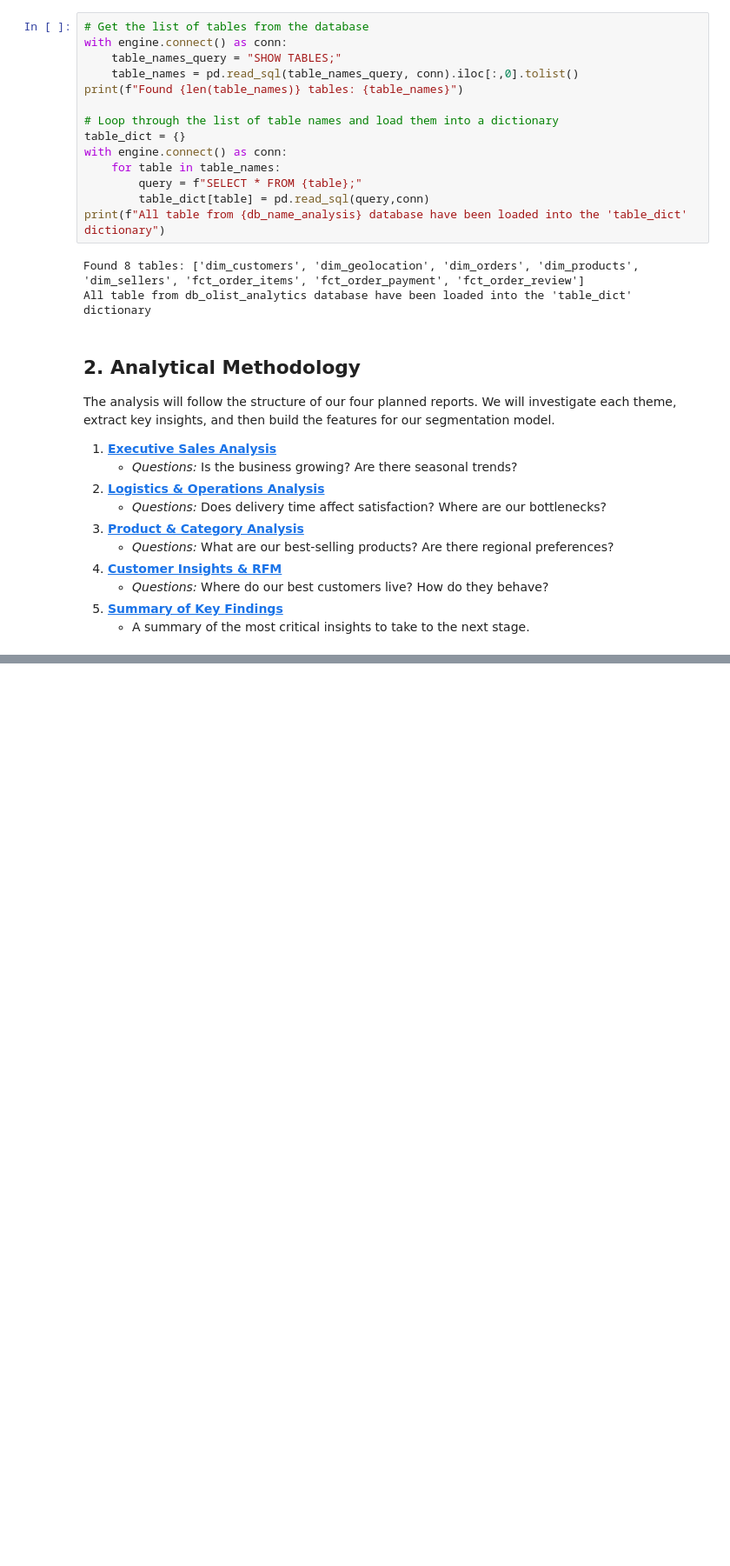
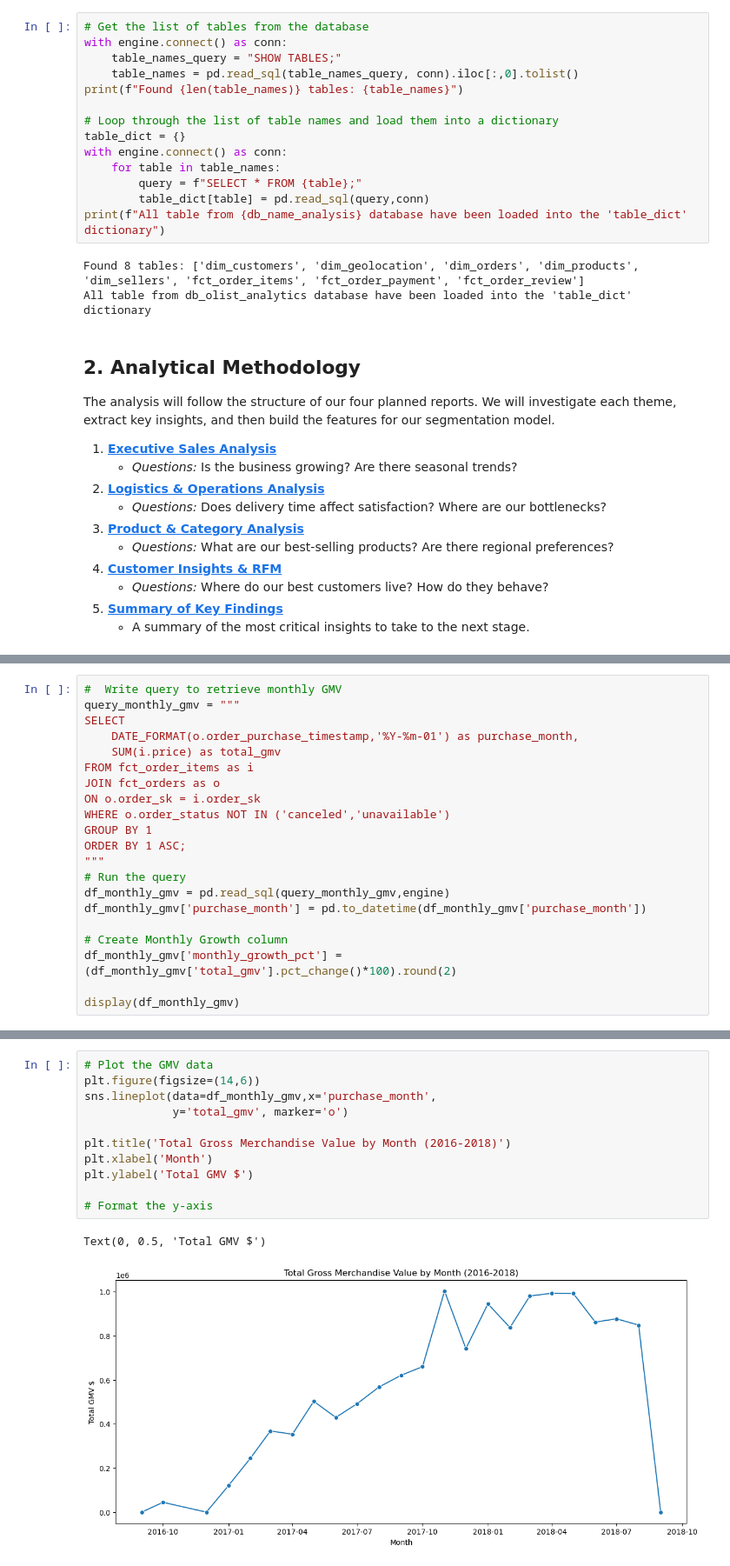
Before and after one commit to Lily-ThuPham/ECommerce-Analytics-CustomerSegmentation-Report, a Jupyter notebook: code/EDA.ipynb, the cells around one changed output, grey strips where cells are left out. Shown at 87% size. Cells and saved outputs as stored; diff of their text form; blank space fills up the shorter version.

```diff
--- a/code/EDA.ipynb
+++ b/code/EDA.ipynb
@@ -105,0 +146,21 @@ load the main `fact_orders` table to analyze overall sales performance.
+# %%
+#  Write query to retrieve monthly GMV
+query_monthly_gmv = """
+SELECT
+    DATE_FORMAT(o.order_purchase_timestamp,'%Y-%m-01') as purchase_month,
+    SUM(i.price) as total_gmv
+FROM fct_order_items as i
+JOIN fct_orders as o
+ON o.order_sk = i.order_sk
+WHERE o.order_status NOT IN ('canceled','unavailable')
+GROUP BY 1
+ORDER BY 1 ASC;
+"""
+# Run the query
+df_monthly_gmv = pd.read_sql(query_monthly_gmv,engine)
+df_monthly_gmv['purchase_month'] = pd.to_datetime(df_monthly_gmv['purchase_month'])
+
+# Create Monthly Growth column
+df_monthly_gmv['monthly_growth_pct'] = (df_monthly_gmv['total_gmv'].pct_change()*100).round(2)
+
+display(df_monthly_gmv)
@@ -105,0 +185,14 @@ load the main `fact_orders` table to analyze overall sales performance.
+# %%
+# Plot the GMV data
+plt.figure(figsize=(14,6))
+sns.lineplot(data=df_monthly_gmv,x='purchase_month',
+             y='total_gmv', marker='o')
+
+plt.title('Total Gross Merchandise Value by Month (2016-2018)')
+plt.xlabel('Month')
+plt.ylabel('Total GMV $')
+
+# Format the y-axis
+# %% [output]
+Text(0, 0.5, 'Total GMV $')
+[figure, added]
```
Also changed, not shown: parts of 19 cells of this notebook, 1 other file.
